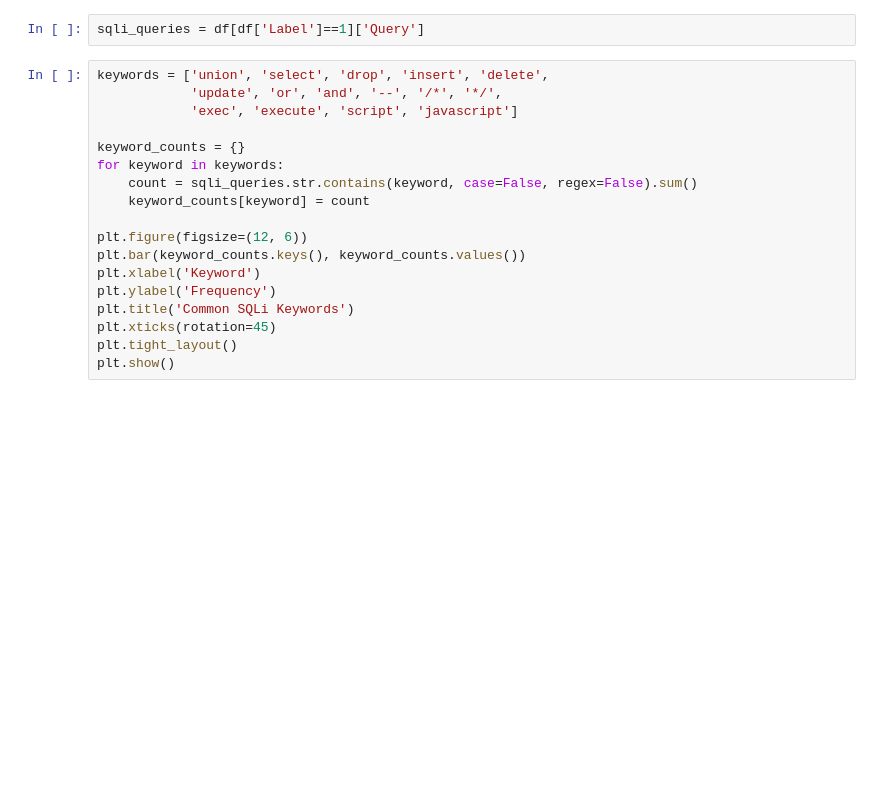
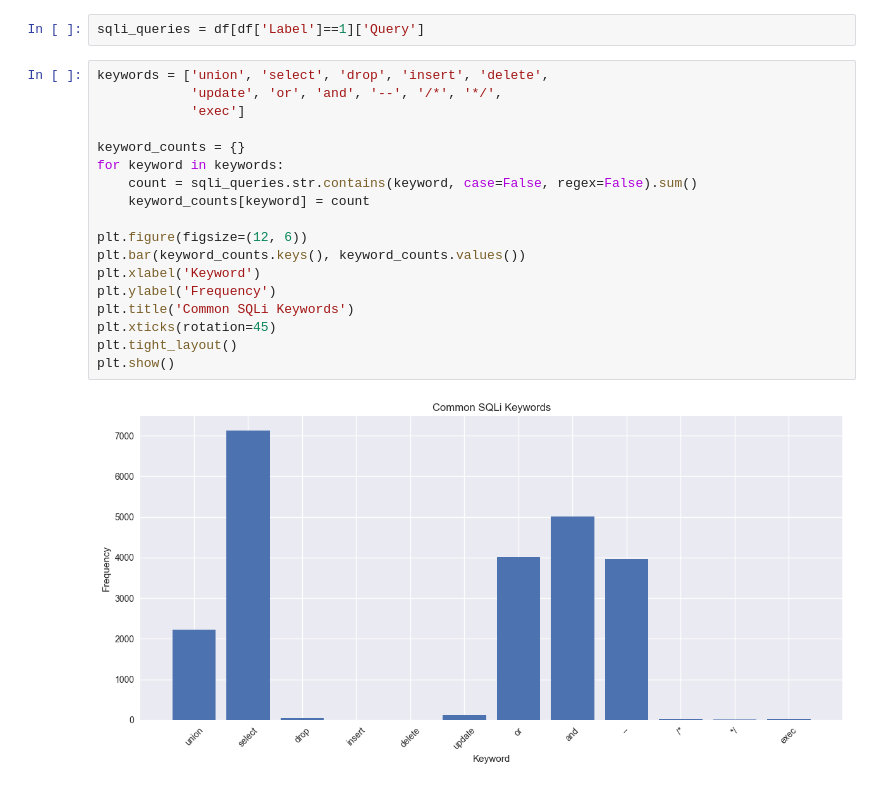
Before and after one commit to Attll/Sqli, a Jupyter notebook: 1_data/eda/eda.ipynb, the cells around one changed output. Saved outputs shown, nothing was run; the diff lists cells and outputs as text; blank space fills up the shorter version.

```diff
--- a/1_data/eda/eda.ipynb
+++ b/1_data/eda/eda.ipynb
@@ -58,21 +116,23 @@ sqli_queries = df[df['Label']==1]['Query']
 # %%
 keywords = ['union', 'select', 'drop', 'insert', 'delete',
             'update', 'or', 'and', '--', '/*', '*/',
-            'exec', 'execute', 'script', 'javascript']
+            'exec']
 
 keyword_counts = {}
 for keyword in keywords:
     count = sqli_queries.str.contains(keyword, case=False, regex=False).sum()
     keyword_counts[keyword] = count
 
 plt.figure(figsize=(12, 6))
 plt.bar(keyword_counts.keys(), keyword_counts.values())
 plt.xlabel('Keyword')
 plt.ylabel('Frequency')
 plt.title('Common SQLi Keywords')
 plt.xticks(rotation=45)
 plt.tight_layout()
 plt.show()
+# %% [output]
+[figure, added]
 # %%
 print("Sample Normal Queries:")
 print(df[df['Label']==0]['Query'].head(10).tolist())
```
Also changed, not shown: parts of 6 cells of this notebook, 16 other files.
